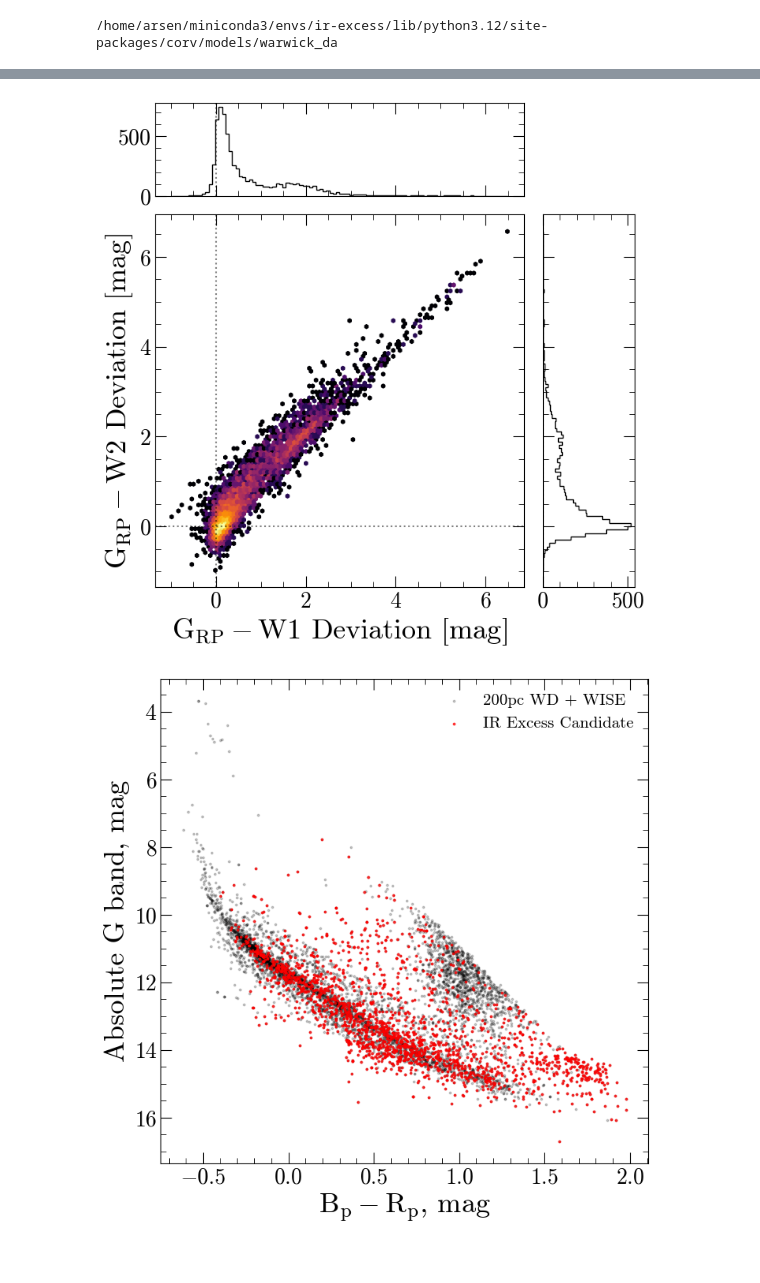
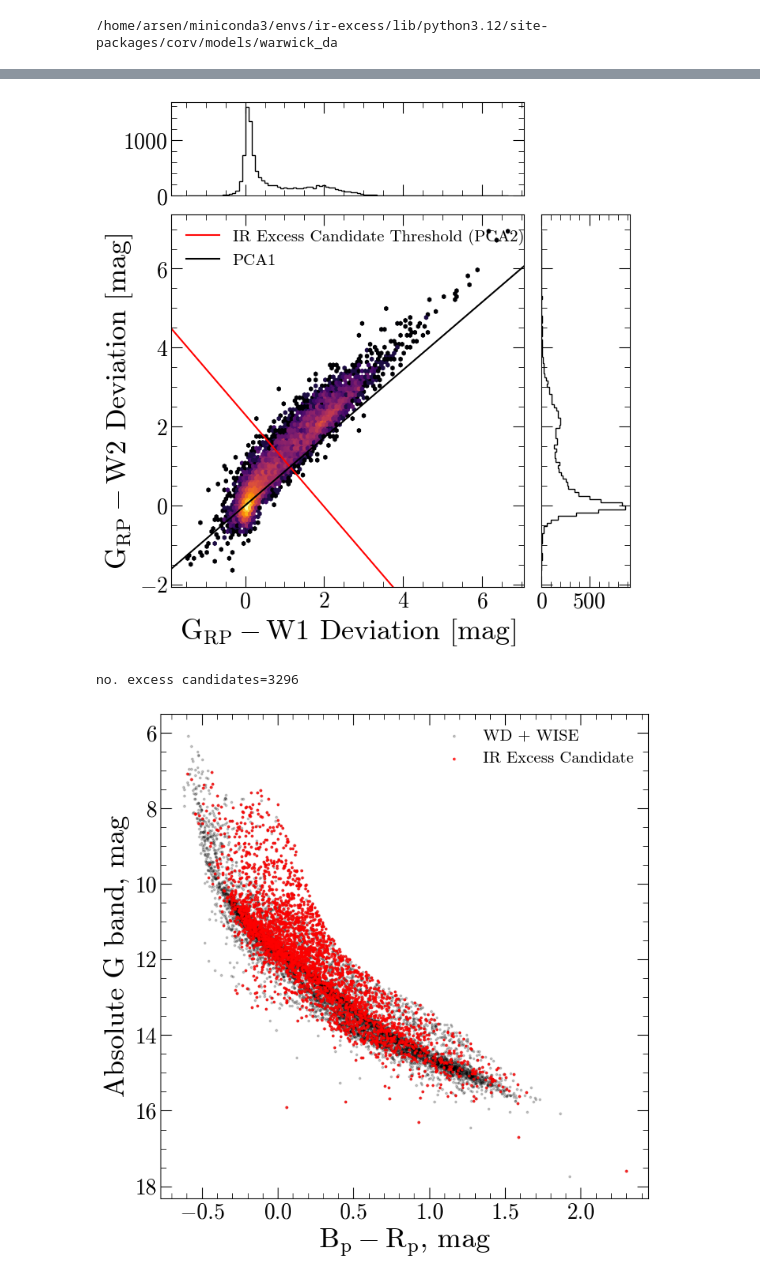
Before and after one commit to stefanarseneau/debris-disks, a Jupyter notebook: 01_gaia_excess.ipynb, the cells around one changed output, grey strips where cells are left out. Cells and saved outputs as stored; diff of their text form; code cells hidden in the pictures.

Commit message:
reset

```diff
--- a/01_gaia_excess.ipynb
+++ b/01_gaia_excess.ipynb
@@ -77,7 +135,7 @@ Apply de-reddening.
 from __future__ import print_function
 
 # create a new column in catalog containing the skycoord object for each star using the bailer-jones distances
-coords = [SkyCoord(frame="icrs", ra=catalog['RAdeg'][i]*u.deg, dec=catalog['DEdeg'][i]*u.deg, distance = catalog['r_med_geo'][i] * u.pc) for i in range(len(catalog))]
+coords = [SkyCoord(frame="icrs", ra=catalog['ra'][i]*u.deg, dec=catalog['dec'][i]*u.deg, distance = catalog['r_med_geo'][i] * u.pc) for i in range(len(catalog))]
 catalog['wd_coords'] = coords
 
 # query Edenhofer2023 to get E(B-V) in arbitrary units
@@ -115,11 +173,14 @@ catalog['W1_ext'] = ext_all.T[3]
 catalog['W2_ext'] = ext_all.T[4]
 
 # subtract out the extinction to find de-reddened magnitude
-catalog['GAIA_G'] = catalog['Gmag'] - catalog['G_ext']
-catalog['GAIA_BP'] = catalog['BPmag'] - catalog['BP_ext']
-catalog['GAIA_RP'] = catalog['RPmag'] - catalog['RP_ext']
+catalog['GAIA_G'] = catalog['phot_g_mean_mag'] - catalog['G_ext']
+catalog['GAIA_BP'] = catalog['phot_bp_mean_mag'] - catalog['BP_ext']
+catalog['GAIA_RP'] = catalog['phot_rp_mean_mag'] - catalog['RP_ext']
 catalog['WISE_W1'] = catalog['w1mpro'] - catalog['W1_ext']
 catalog['WISE_W2'] = catalog['w2mpro'] - catalog['W2_ext']
+
+# delete bayestar query because it uses a lot of memory
+del bsq
 # %%
 # save absolute magnitudes and useful colors into the table for easy access later
 abs_mag = lambda row: catalog[row] - 5 * np.log10(catalog['r_med_geo']) + 5
@@ -233,3 +266,11 @@ plt.legend(framealpha=0)
+# %%
+# compute the principal component of the diffs
+diffs = np.array([catalog['w1_diffs'], catalog['w2_diffs']]).T # assign everything into a matrix
+Q = diffs.T @ diffs # compute the covariances (see https://en.wikipedia.org/wiki/Principal_component_analysis#Covariances)
+W, V = np.linalg.eig(Q) # compute eigenvectors W and eigenvalues V
+m = V[:,1] / V[:,0]
+
+cutoff_line = lambda x: m[1]*x+2.3
 # %%
 # plot W1 differences against W2 differences
 # todo: plot the selected region in the next figure
@@ -238,23 +279,13 @@ def scatter_hist(x, y, ax, ax_histx, ax_histy):
     # no labels
     ax_histx.tick_params(axis="x", labelbottom=False)
     ax_histy.tick_params(axis="y", labelleft=False)
-
     # the scatter plot:
-    #ax.scatter(x, y, c = 'k', s = 5)
     ax.hexbin(x, y, cmap='inferno', bins='log')
-    ax.axhline(y = 0, ls = ':', alpha = 0.5, c = 'k')
-    ax.axvline(x = 0, ls = ':', alpha = 0.5, c = 'k')
-
     # now determine nice limits by hand:
     binwidth = 0.25
-    #xymax = max(np.max(np.abs(x)), np.max(np.abs(y)))
-    #lim = (int(xymax/binwidth) + 1) * binwidth
-
-    #bins = np.arange(-lim, lim + binwidth, binwidth)
+    # plot the histograms
     ax_histx.hist(x, bins=100, color = 'k', histtype = 'step')
-    ax_histx.axvline(x = 0, ls = ':', alpha = 0.5, c = 'k')
     ax_histy.hist(y, bins=100, orientation='horizontal', color = 'k', histtype = 'step')
-    ax_histy.axvline(x = 0, ls = ':', alpha = 0.5, c = 'k')
 
 
 fig = plt.figure(layout='constrained')
@@ -269,19 +300,37 @@ scatter_hist(catalog['w1_diffs'], catalog['w2_diffs'], ax, ax_histx, ax_histy)
 ax.set_xlabel(r'$G_{RP}-W1$ Deviation [mag]')
 ax.set_ylabel(r'$G_{RP}-W2$ Deviation [mag]')
 
+# fetch plot limits
+xlims = ax.get_xlim()
+ylims = ax.get_ylim()
+
+# plot the cutoff threshold
+xarr = np.linspace(xlims[0], xlims[1], 10)
+ax.plot(xarr, cutoff_line(xarr), c = 'r', label='IR Excess Candidate Threshold (PCA2)')
+ax.plot(xarr, m[0]*xarr, c = 'k', label='PCA1')
+
+# reset plot limits
+ax.set_xlim(xlims)
+ax.set_ylim(ylims)
+
+ax.legend(framealpha=0, loc='upper left')
+
 plt.show()
 # %% [output]
-[figure, old version]
+[figure, new version]
 # %%
 # create a mask for stars with color differences above the cutoff thresholds
-excesses = np.any([catalog['w2_diffs'] > w1_cutoff, catalog['w1_diffs'] > w2_cutoff], axis=0)
+excesses = np.any([catalog['w2_diffs'] - cutoff_line(catalog['w1_diffs']) > 0], axis=0)
+print(f'no. excess candidates={excesses.sum()}')
+# %% [output]
+no. excess candidates=3296
 # %%
 plt.figure(figsize=(8,8))
-plt.scatter(catalog['bp_rp'], catalog['abs_g'], s = 3, c = 'k', alpha = 0.2, label = '200pc WD + WISE')
+plt.scatter(catalog['bp_rp'], catalog['abs_g'], s = 3, c = 'k', alpha = 0.2, label = 'WD + WISE')
 plt.scatter(catalog[excesses]['bp_rp'], catalog[excesses]['abs_g'], s = 3, c = 'r', alpha = 0.7, label = 'IR Excess Candidate')
 plt.xlabel('$B_p-R_p$, mag')
 plt.ylabel('Absolute G band, mag')
 plt.legend(framealpha=0)
 plt.gca().invert_yaxis()
 # %% [output]
-[figure, old version]
+[figure, new version]
```
Also changed, not shown: parts of 32 cells of this notebook, 10 other files.
